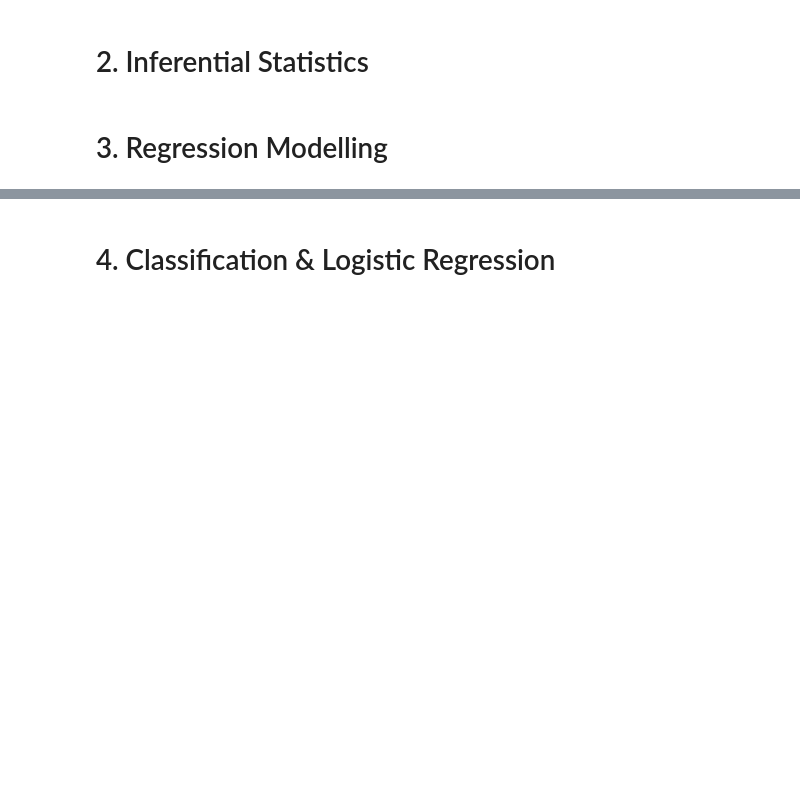
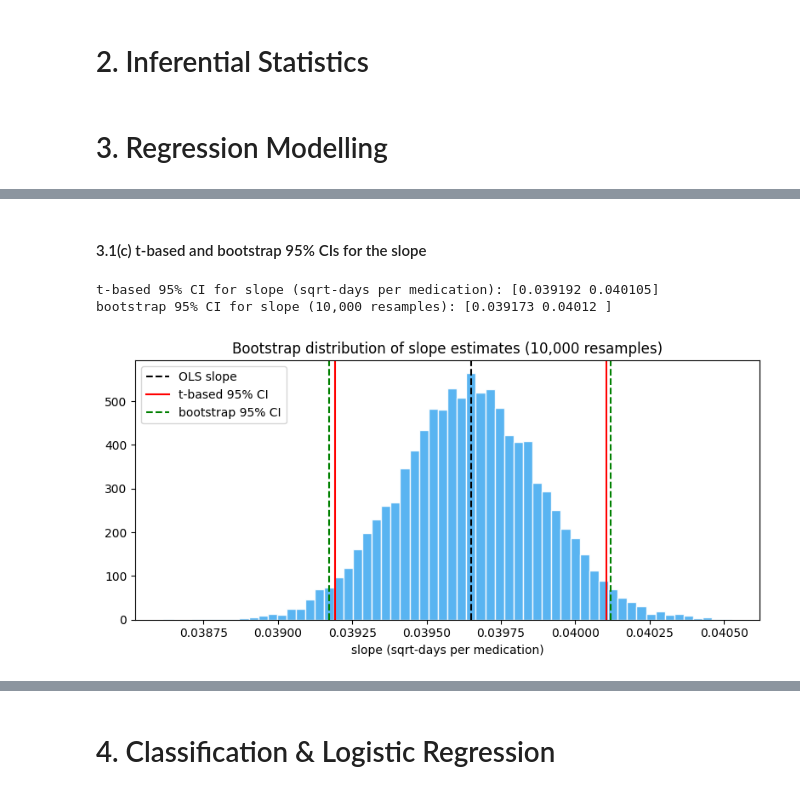
Before and after one commit to unluckytau/WQD7013-Final-Project, a Jupyter notebook: WQD7013_FINALPROJECT.ipynb, the cells around one changed output, grey strips where cells are left out. Saved outputs shown, nothing was run; the diff lists cells and outputs as text; code cells hidden in the pictures; blank space fills up the shorter version.

Commit message:
Add files via upload
done for part 3: regrssion

```diff
--- a/WQD7013_FINALPROJECT.ipynb
+++ b/WQD7013_FINALPROJECT.ipynb
@@ -452,0 +432,3 @@ Refit (clean): beta1=0.1701, R2=0.2440, resid_sd=2.1187
+# %%
+df_part3 = df.copy()  # save a copy for Part 3 analysis
+# df_part3.to_csv("df_part3.csv", index=False)
@@ -452,0 +437,12 @@ Refit (clean): beta1=0.1701, R2=0.2440, resid_sd=2.1187
+# %%
+# Use the strongest continuous predictor from Part 1.3: num_medications.
+y = np.sqrt(df_part3["time_in_hospital"].astype(float))
+X = df_part3[["num_medications"]].astype(float)
+X = sm.add_constant(X)
+model_3_1 = sm.OLS(y, X).fit()
+rmse_3_1 = np.sqrt((model_3_1.resid ** 2).mean())
+
+print("Baseline SLR: sqrt(time_in_hospital) ~ num_medications")
+print("Predictor selected based on the strongest continuous correlation with the outcome.")
+print(model_3_1.summary())
+print(f"RMSE = {rmse_3_1:.4f}")
@@ -452,0 +499,49 @@ Refit (clean): beta1=0.1701, R2=0.2440, resid_sd=2.1187
+# %% [markdown]
+#### 3.1(c) t-based and bootstrap 95% CIs for the slope
+# %%
+# Prepare data (same as model)
+y = np.sqrt(df_part3["time_in_hospital"].astype(float)).values
+x = df_part3["num_medications"].astype(float).values
+n = len(y)
+
+# t-based CI from OLS
+slope = model_3_1.params["num_medications"]
+se = model_3_1.bse["num_medications"]
+df_resid = int(model_3_1.df_resid)
+tcrit = stats.t.ppf(0.975, df_resid)
+ci_t = (slope - tcrit * se, slope + tcrit * se)
+
+# Bootstrap CI (10,000 resamples) — use covariance/variance formula for slope: cov(x,y)/var(x)
+rng = np.random.RandomState(12345)
+B = 10000
+boot_slopes = np.empty(B)
+for i in range(B):
+    idx = rng.randint(0, n, n)
+    xi = x[idx]; yi = y[idx]
+    cov = ((xi - xi.mean()) * (yi - yi.mean())).mean()
+    var_x = np.var(xi, ddof=0)
+    # guard against zero variance
+    boot_slopes[i] = cov / var_x if var_x > 0 else np.nan
+
+ci_boot = np.nanpercentile(boot_slopes, [2.5, 97.5])
+
+print("t-based 95% CI for slope (sqrt-days per medication):", np.round(ci_t, 6))
+print("bootstrap 95% CI for slope (10,000 resamples):", np.round(ci_boot, 6))
+
+# Plot bootstrap distribution and CIs
+plt.figure(figsize=(8,4))
+plt.hist(boot_slopes, bins=60, color="#47acf0", edgecolor="white", alpha=0.9)
+plt.axvline(slope, color="k", linestyle="--", label="OLS slope")
+plt.axvline(ci_t[0], color="red", linestyle="-", label="t-based 95% CI")
+plt.axvline(ci_t[1], color="red", linestyle="-")
+plt.axvline(ci_boot[0], color="green", linestyle="--", label="bootstrap 95% CI")
+plt.axvline(ci_boot[1], color="green", linestyle="--")
+plt.legend(loc="best")
+plt.xlabel("slope (sqrt-days per medication)")
+plt.title("Bootstrap distribution of slope estimates (10,000 resamples)")
+plt.tight_layout()
+plt.show()
+# %% [output]
+t-based 95% CI for slope (sqrt-days per medication): [0.039192 0.040105]
+bootstrap 95% CI for slope (10,000 resamples): [0.039173 0.04012 ]
+[figure, added]
```
Also changed, not shown: parts of 44 cells of this notebook.
